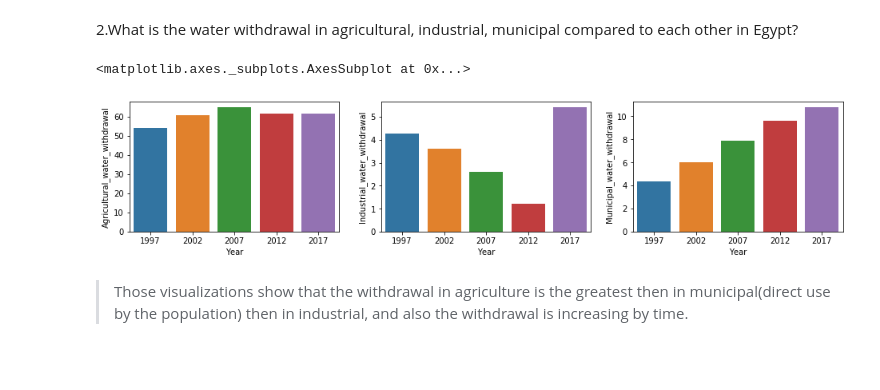
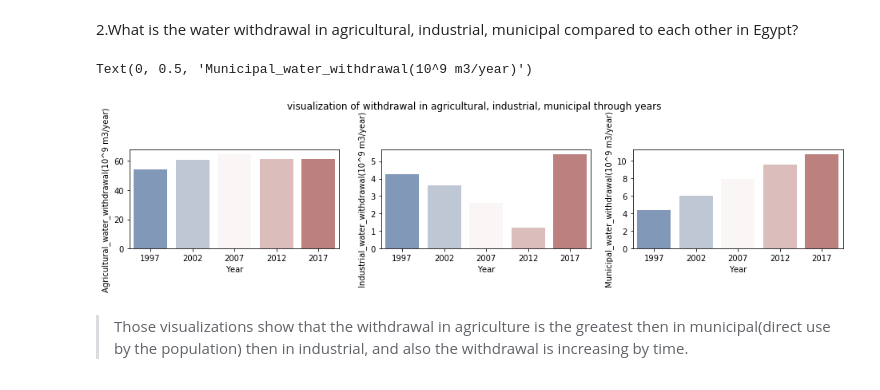
Before and after one commit to OmdenaAI/omdena-egypt-freshwater, a Jupyter notebook: src/visualizations/AnalyzeWaterConsumptionInEgyptOnAquastatDataset_notebook.ipynb, the cells around one changed output. Saved outputs shown, nothing was run; the diff lists cells and outputs as text; code cells hidden in the pictures.

```diff
--- a/src/visualizations/AnalyzeWaterConsumptionInEgyptOnAquastatDataset_notebook.ipynb
+++ b/src/visualizations/AnalyzeWaterConsumptionInEgyptOnAquastatDataset_notebook.ipynb
@@ -324,20 +331,27 @@ sns.relplot(x="Year", y="Surface_water:_total_external_renewable", data=df);
 # %%
 # visualization of withdrawal in agricultural, industrial, municipal
 # figure size
 plt.figure(figsize = [16, 3])
 #add figure title
 # LEFT plot
 plt.subplot(1, 3, 1)
-sns.barplot(data = df, x = 'Year', y = 'Agricultural_water_withdrawal')
+sns.barplot(data = df, x = 'Year', y = 'Agricultural_water_withdrawal',palette="vlag")
+plt.ylabel("Agricultural_water_withdrawal(10^9 m3/year)")
+# add title
+plt.subplots_adjust(top=0.7)
+plt.suptitle("visualization of withdrawal in agricultural, industrial, municipal through years")
+
 # middle plot
 plt.subplot(1, 3, 2)
-sns.barplot(data = df, x = 'Year', y = 'Industrial_water_withdrawal')
+sns.barplot(data = df, x = 'Year', y = 'Industrial_water_withdrawal',palette="vlag")
+plt.ylabel("Industrial_water_withdrawal(10^9 m3/year)")
 # right plot
 plt.subplot(1, 3, 3)
-sns.barplot(data = df, x = 'Year', y = 'Municipal_water_withdrawal')
+sns.barplot(data = df, x = 'Year', y = 'Municipal_water_withdrawal',palette="vlag")
+plt.ylabel("Municipal_water_withdrawal(10^9 m3/year)")
 # %% [output]
-<matplotlib.axes._subplots.AxesSubplot at 0x...>
+Text(0, 0.5, 'Municipal_water_withdrawal(10^9 m3/year)')
-[figure, old version]
+[figure, new version]
 # %% [markdown]
 > Those visualizations show that the withdrawal in agriculture is the greatest then in municipal(direct use by the population) then in industrial, and also the withdrawal is increasing by time.
 # %% [markdown]
```
Also changed, not shown: parts of 12 cells of this notebook.
